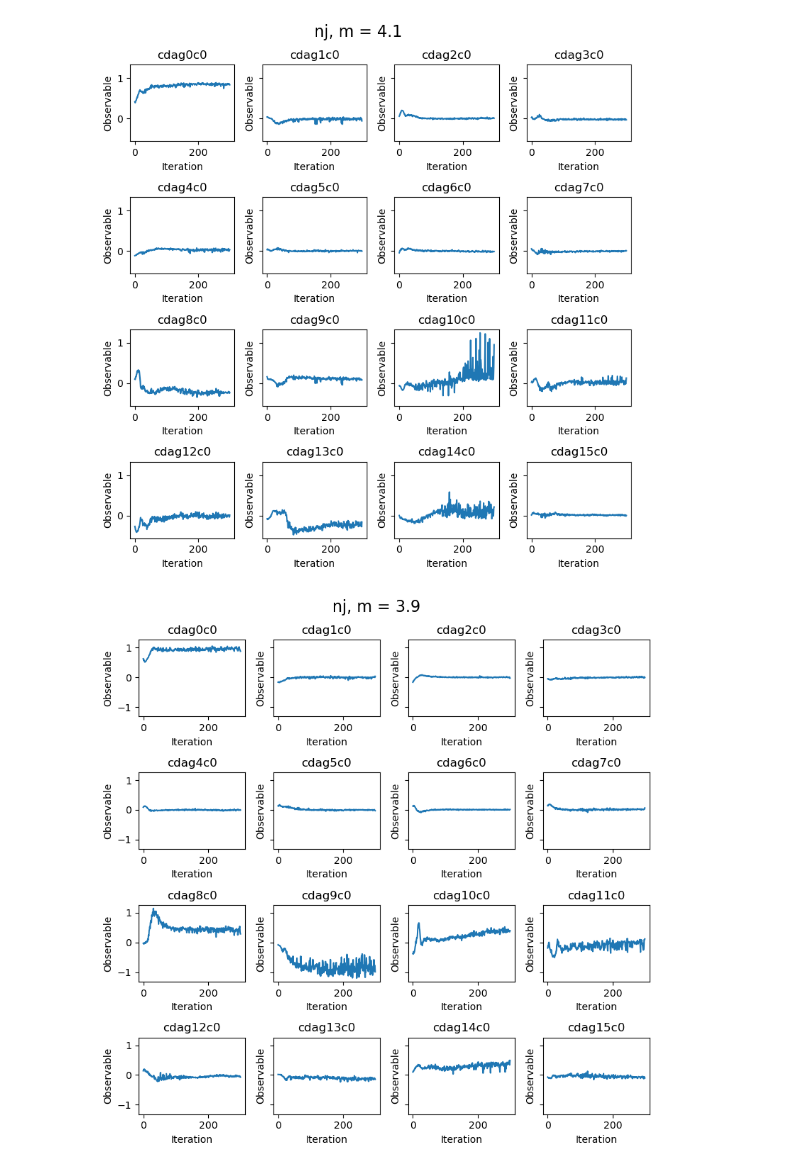
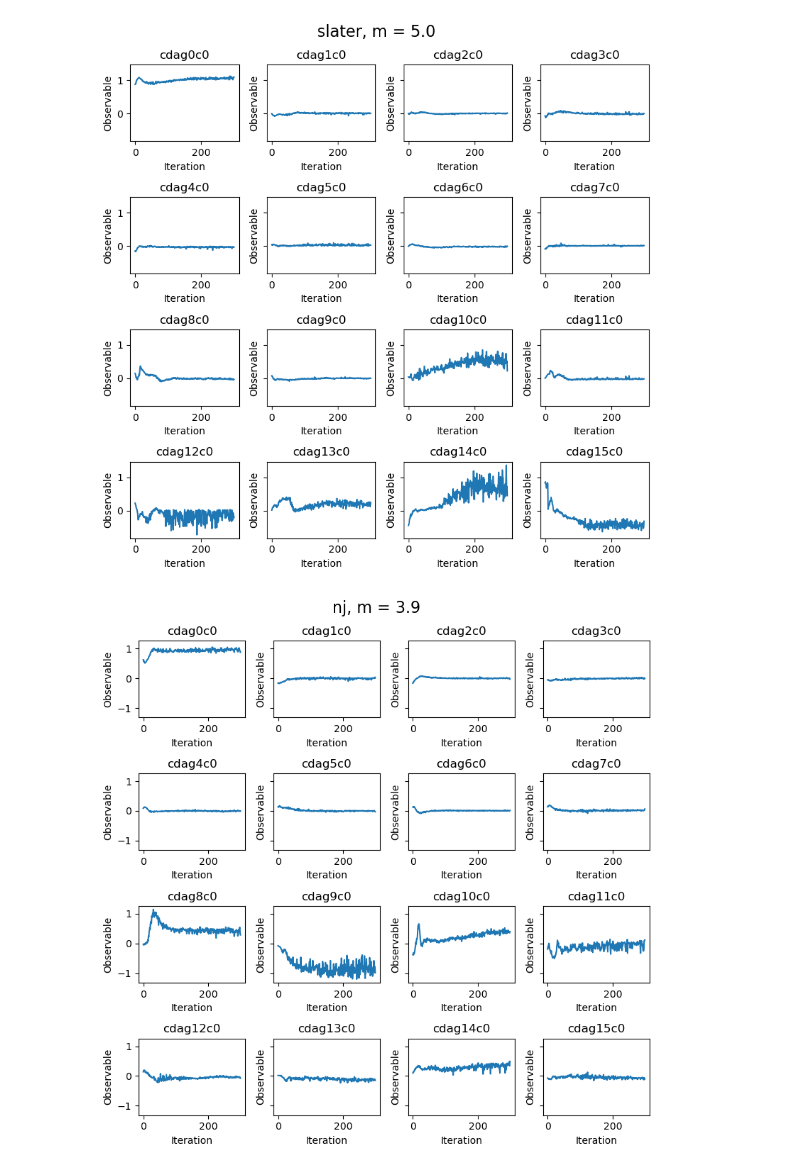
Before and after one commit to wttai004/machine_learning, a Jupyter notebook: netket_qwz/qwz_results.ipynb, the cells around one changed output. Saved outputs shown, nothing was run; the diff lists cells and outputs as text; code cells hidden in the pictures.

```diff
--- a/netket_qwz/qwz_results.ipynb
+++ b/netket_qwz/qwz_results.ipynb
@@ -21,33 +21,33 @@ from helper import get_ed_data
 # %%
 L = 4
 N = L ** 2
-m = 4.1
-model = "nj"
+m = 5.0
+model = "slater"
 
 data=json.load(open(f"machine_learning/netket_qwz/data/{model}_log_L={L}_m={m}.log"))
 
 
 x_values = np.arange(len(data['cdag0c0']['Mean']['real']))
 
 # Create a figure and a set of subplots
 fig, axs = plt.subplots(4, 4, figsize=(8, 8), sharey=True)
 
 for i in range(N):
     x = i // L
     y = i % L
     corr = f"cdag{i}c0"
     axs[x][y].plot(x_values, data[corr]['Mean']['real'], label=corr)
     axs[x][y].set_title(corr)
     axs[x][y].set_xlabel('Iteration')
     axs[x][y].set_ylabel('Observable')
 
 fig.suptitle(f'{model}, m = {m}', fontsize=16)
 
 # Show the plot
 plt.tight_layout()
 plt.show()
 # %% [output]
-[figure, old version]
+[figure, new version]
 # %%
 L = 4
 N = L ** 2
```
Also changed, not shown: 1 other file.
